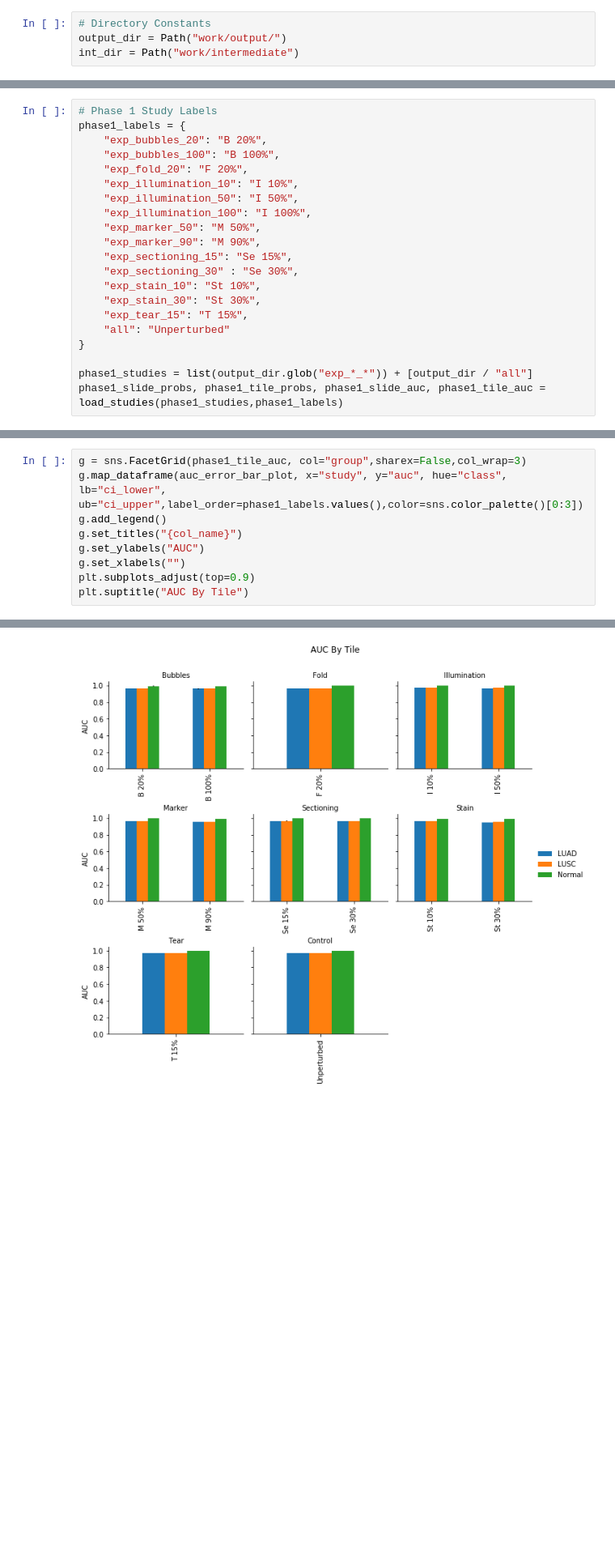
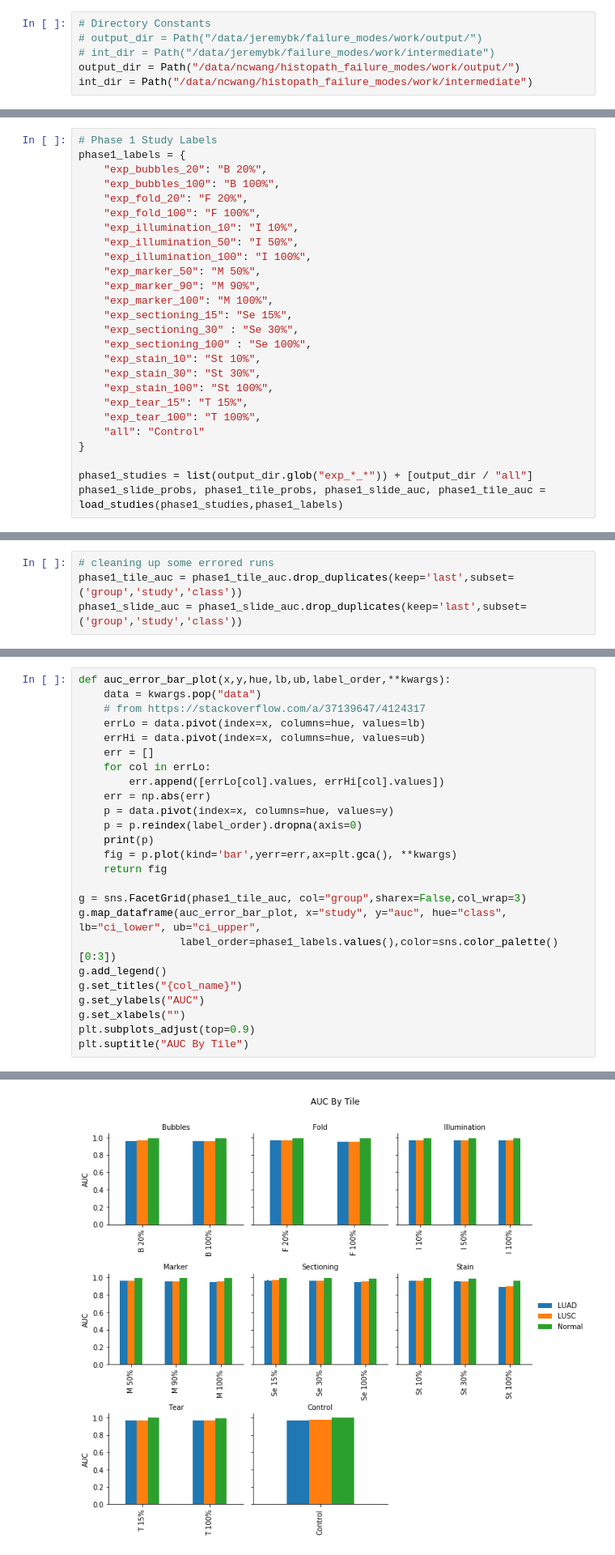
Before and after one commit to Systems-Imaging-Bioinformatics-Lab/histopath_failure_modes, a Jupyter notebook: Results.ipynb, the cells around one changed output, grey strips where cells are left out. Shown: that part at 81% size. Drawn from its saved outputs; the diff is of its cells as text; blank space fills up the shorter version.

```diff
--- a/Results.ipynb
+++ b/Results.ipynb
@@ -15,8 +15,10 @@ import numpy as np
 from sklearn.metrics import accuracy_score, f1_score
 # %%
 # Directory Constants
-output_dir = Path("work/output/")
-int_dir = Path("work/intermediate")
+# output_dir = Path("/data/jeremybk/failure_modes/work/output/")
+# int_dir = Path("/data/jeremybk/failure_modes/work/intermediate")
+output_dir = Path("/data/ncwang/histopath_failure_modes/work/output/")
+int_dir = Path("/data/ncwang/histopath_failure_modes/work/intermediate")
 # %%
 # Helper function for loading many studies
 def load_studies(studies,labels):
@@ -77,17 +79,22 @@ phase1_labels = {
     "exp_bubbles_20": "B 20%",
     "exp_bubbles_100": "B 100%",
     "exp_fold_20": "F 20%",
+    "exp_fold_100": "F 100%",
     "exp_illumination_10": "I 10%",
     "exp_illumination_50": "I 50%",
     "exp_illumination_100": "I 100%",
     "exp_marker_50": "M 50%",
     "exp_marker_90": "M 90%",
+    "exp_marker_100": "M 100%",
     "exp_sectioning_15": "Se 15%",
     "exp_sectioning_30" : "Se 30%",
+    "exp_sectioning_100" : "Se 100%",
     "exp_stain_10": "St 10%",
     "exp_stain_30": "St 30%",
+    "exp_stain_100": "St 100%",
     "exp_tear_15": "T 15%",
-    "all": "Unperturbed"
+    "exp_tear_100": "T 100%",
+    "all": "Control"
 }
 
 phase1_studies = list(output_dir.glob("exp_*_*")) + [output_dir / "all"]
@@ -95,3 +109,7 @@ phase1_slide_probs, phase1_tile_probs, phase1_slide_auc, phase1_tile_auc = load_
+# %%
+# cleaning up some errored runs
+phase1_tile_auc = phase1_tile_auc.drop_duplicates(keep='last',subset=('group','study','class'))
+phase1_slide_auc = phase1_slide_auc.drop_duplicates(keep='last',subset=('group','study','class'))
 # %% [markdown]
 ## True probability plots
 # %%
@@ -130,8 +175,24 @@ Text(0.5, 0.98, 'Tile True Probabilities (By Class)')
 # %% [markdown]
 ## AUC Plots
 # %%
+def auc_error_bar_plot(x,y,hue,lb,ub,label_order,**kwargs):
+    data = kwargs.pop("data")
+    # from https://stackoverflow.com/a/37139647/4124317
+    errLo = data.pivot(index=x, columns=hue, values=lb)
+    errHi = data.pivot(index=x, columns=hue, values=ub)
+    err = []
+    for col in errLo:
+        err.append([errLo[col].values, errHi[col].values])
+    err = np.abs(err)
+    p = data.pivot(index=x, columns=hue, values=y)
+    p = p.reindex(label_order).dropna(axis=0)
+    print(p)
+    fig = p.plot(kind='bar',yerr=err,ax=plt.gca(), **kwargs)
+    return fig
+
 g = sns.FacetGrid(phase1_tile_auc, col="group",sharex=False,col_wrap=3)
-g.map_dataframe(auc_error_bar_plot, x="study", y="auc", hue="class", lb="ci_lower", ub="ci_upper",label_order=phase1_labels.values(),color=sns.color_palette()[0:3])
+g.map_dataframe(auc_error_bar_plot, x="study", y="auc", hue="class", lb="ci_lower", ub="ci_upper",
+                label_order=phase1_labels.values(),color=sns.color_palette()[0:3])
 g.add_legend()
 g.set_titles("{col_name}")
 g.set_ylabels("AUC")
@@ -143 +221 @@ Text(0.5, 0.98, 'AUC By Tile')
-[figure, old version]
+[figure, new version]
```
Also changed, not shown: parts of 22 cells of this notebook, 5 other files.
